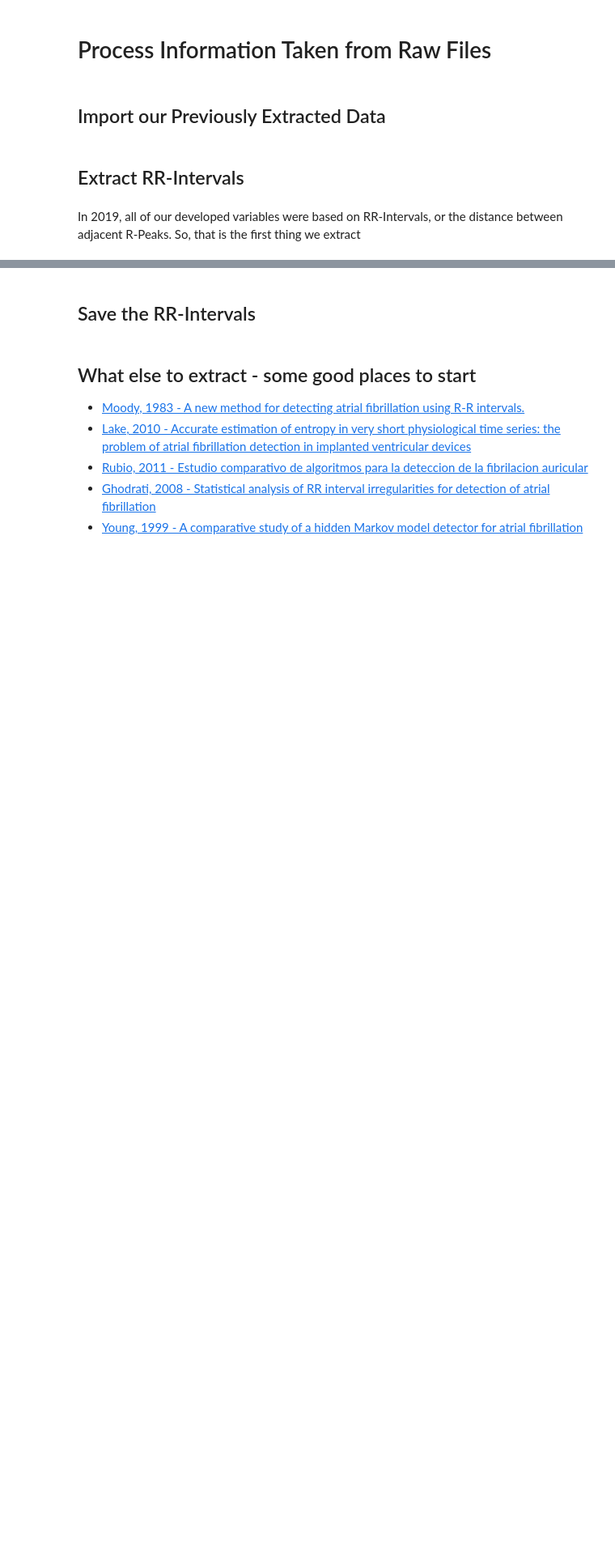
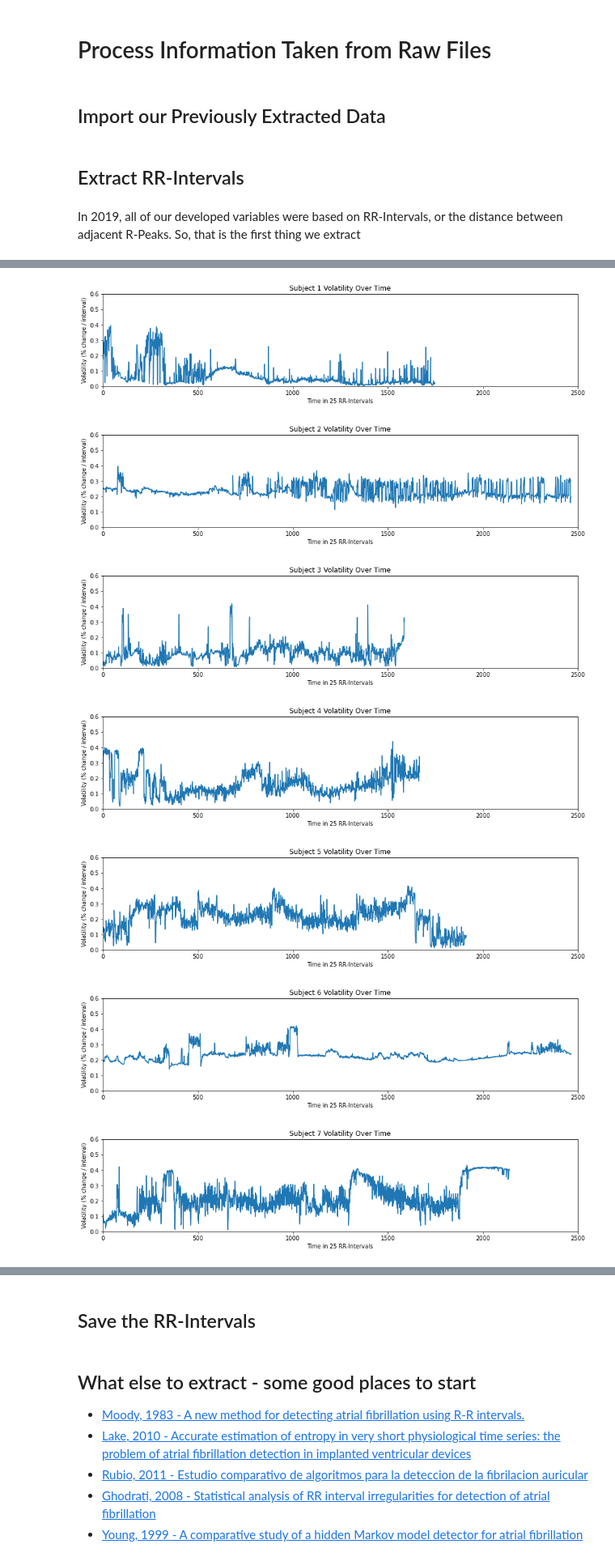
Before and after one commit to NNLUliskey/svsm_ml_2022, a Jupyter notebook: Volatility.ipynb, the cells around one changed output, grey strips where cells are left out. Shown at 81% size. Cells and saved outputs as stored; diff of their text form; code cells hidden in the pictures; blank space fills up the shorter version.

```diff
--- a/Volatility.ipynb
+++ b/Volatility.ipynb
@@ -340,3 +365,13 @@ for num in tqdm(range(0,23)):
         subjsubdf[i] = subjsubdf[i].assign(drmean=subdrmean[i])
     subset_dataframes.append(subjsubdf)
 # %%
+subject_mean = []
+for subject in tqdm(subset_dataframes):
+    for interval in subject:
+        temp_mean = 0
+        mean_list = []
+        for values in interval['Interval']:
+            temp_mean += values
+        temp_mean = temp_mean / len(interval['Interval'])
+        mean_list.append(temp_mean)
+    subject_mean.append(mean_list)
@@ -344,0 +417,18 @@ for num in tqdm(range(0,23)):
+# %%
+#fig, axs = plt.subplots()
+for index, subject in enumerate(subject_variance):
+    fig, axs = plt.subplots(figsize=(15,3))
+    axs.plot(subject)
+    plt.xlabel('Time in 25 RR-Intervals')
+    plt.ylabel('Volatility (% change / interval)')
+    plt.title('Subject ' + str(index + 1) + ' Volatility Over Time')
+    axs.set_xlim([0, 2500])
+    axs.set_ylim([0, 0.6])
+# %% [output]
+[figure, added]
+[figure, added]
+[figure, added]
+[figure, added]
+[figure, added]
+[figure, added]
+[figure, added]
```
Also changed, not shown: parts of 11 cells of this notebook.
